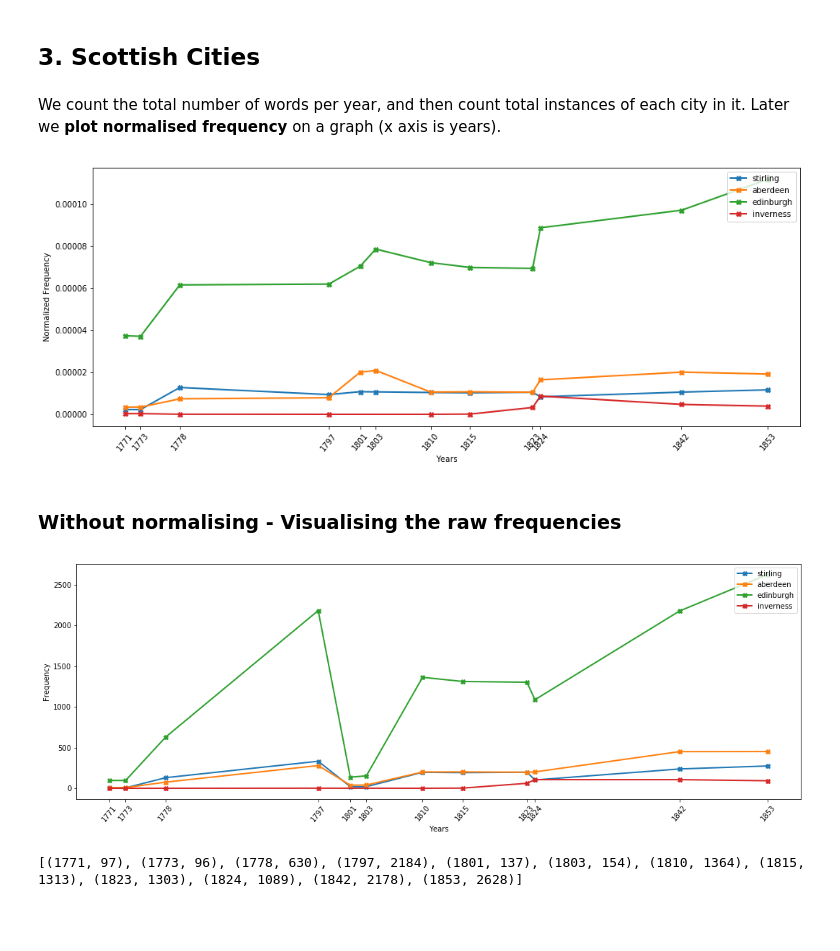
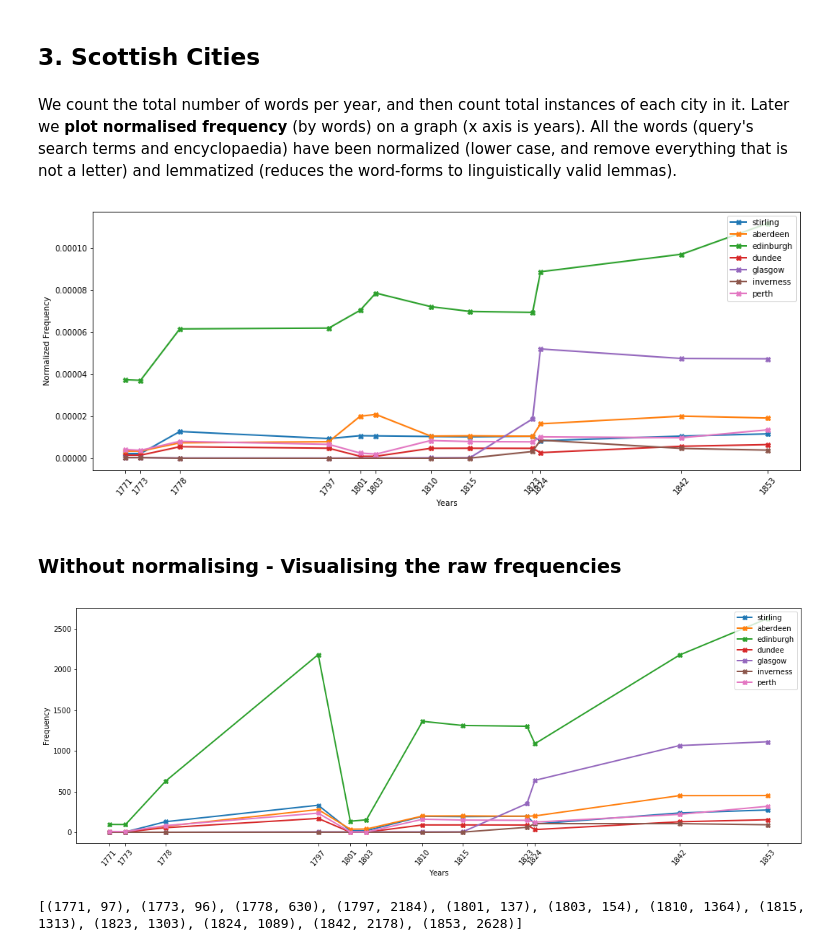
Before and after one commit to alan-turing-institute/defoe_visualization, a Jupyter notebook: NLS/Visualization_Frequency_Taxonomy_Ngrams.ipynb, the cells around one changed output. Cells and saved outputs as stored; diff of their text form; code cells hidden in the pictures; blank space fills up the shorter version.

```diff
--- a/NLS/Visualization_Frequency_Taxonomy_Ngrams.ipynb
+++ b/NLS/Visualization_Frequency_Taxonomy_Ngrams.ipynb
@@ -160,21 +216,21 @@ print sorted(freq_count_lem['adam smith'].items())
 # %% [markdown]
 ## 3. Scottish Cities
 # %% [markdown]
-We count the total number of words per year, and then count total instances of each city in it. Later we **plot normalised frequency** on a graph (x axis is years).
+We count the total number of words per year, and then count total instances of each city in it. Later we **plot normalised frequency** (by words) on a graph (x axis is years).  All the words (query's search terms and encyclopaedia) have been normalized (lower case, and remove everything that is not a letter) and lemmatized (reduces the word-forms to linguistically valid lemmas).
 # %%
-taxonomy= ['stirling', 'aberdeen', 'edinburgh', 'dundee' 'glasgow', 'inverness']
+taxonomy= ['stirling', 'aberdeen', 'edinburgh', 'dundee', 'glasgow', 'inverness', 'perth']
 query_results=read_query_results('results_ks_cities')
 
 freq_count_lem=freq_count(query_results)
 normalize_freq(norm_publication, freq_count_lem, taxonomy)
 # %% [output]
-[figure, old version]
+[figure, new version]
 # %% [markdown]
 ### Without normalising - Visualising the raw frequencies
 # %%
 plot_freq_count(freq_count_lem, taxonomy)
 # %% [output]
-[figure, old version]
+[figure, new version]
 # %%
 # Exploring Edinburgh
 print sorted(freq_count_lem['edinburgh'].items())
```
Also changed, not shown: parts of 18 cells of this notebook.
